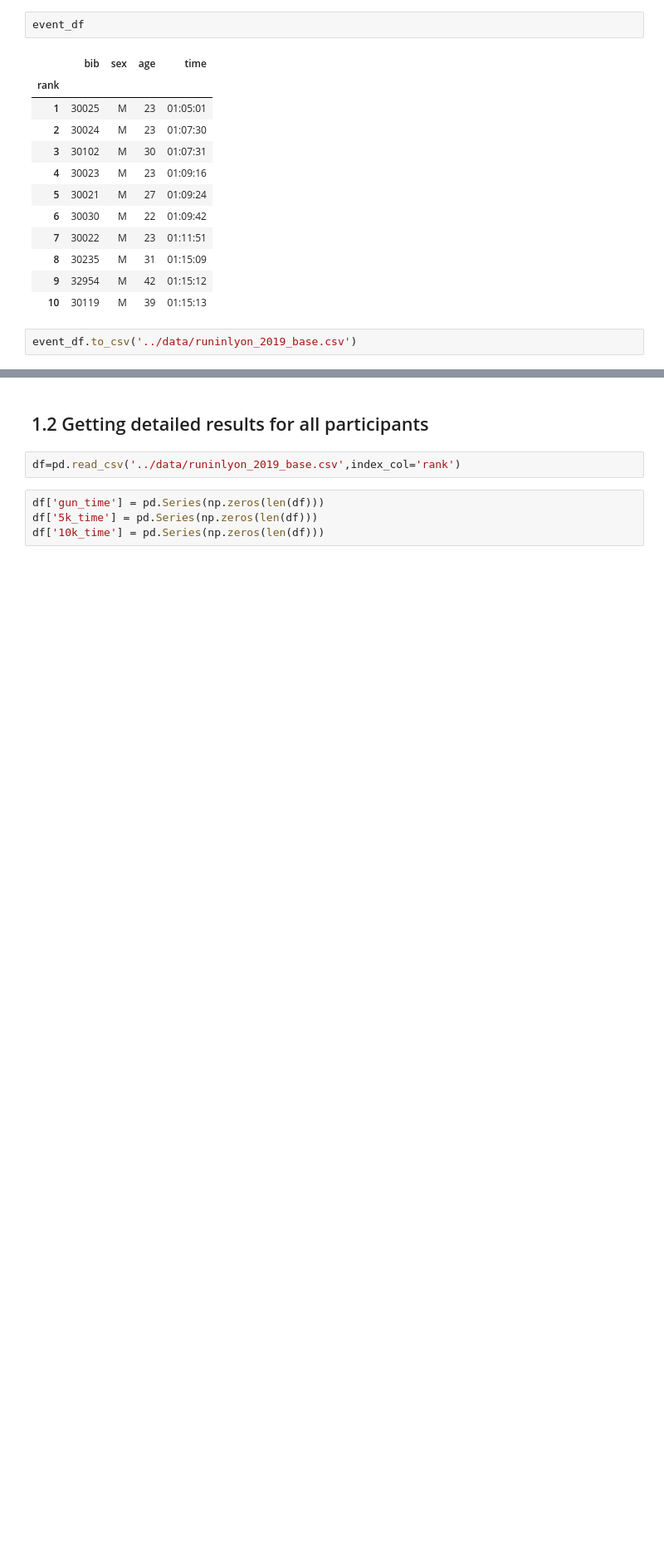
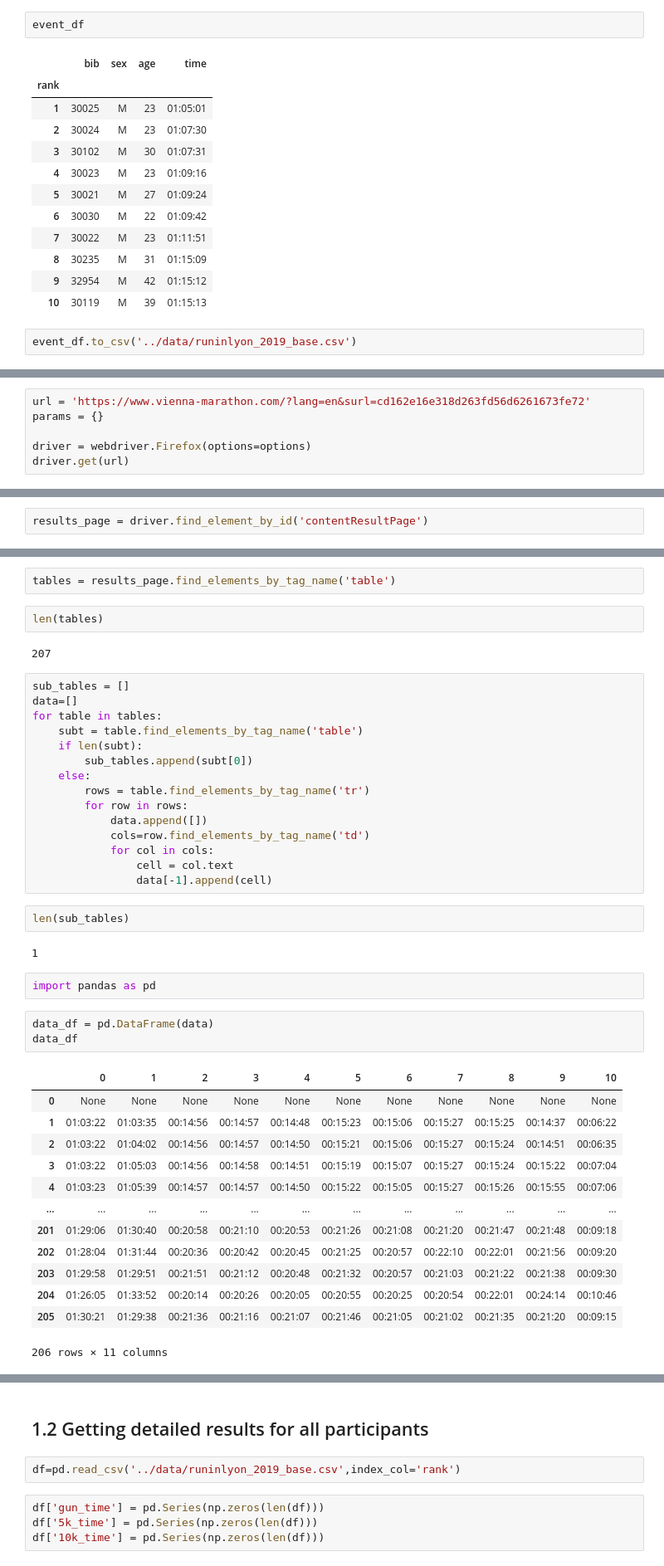
Before and after one commit to plussou/runinlyon, a Jupyter notebook: notebooks/running.ipynb, the cells around one changed output, grey strips where cells are left out. Shown at 83% size. Drawn from its saved outputs; the diff is of its cells as text; blank space fills up the shorter version.

Commit message:
start implementation vienna scraping

```diff
--- a/notebooks/running.ipynb
+++ b/notebooks/running.ipynb
@@ -87,0 +120,6 @@ event_df.to_csv('../data/runinlyon_2019_base.csv')
+# %%
+url = 'https://www.vienna-marathon.com/?lang=en&surl=cd162e16e318d263fd56d6261673fe72'
+params = {}
+
+driver = webdriver.Firefox(options=options)
+driver.get(url)
@@ -87,0 +139,2 @@ event_df.to_csv('../data/runinlyon_2019_base.csv')
+# %%
+results_page = driver.find_element_by_id('contentResultPage')
@@ -87,0 +178,44 @@ event_df.to_csv('../data/runinlyon_2019_base.csv')
+# %%
+tables = results_page.find_elements_by_tag_name('table')
+# %%
+len(tables)
+# %% [output]
+207
+# %%
+sub_tables = []
+data=[]
+for table in tables:
+    subt = table.find_elements_by_tag_name('table')
+    if len(subt):
+        sub_tables.append(subt[0])
+    else:
+        rows = table.find_elements_by_tag_name('tr')
+        for row in rows:
+            data.append([])
+            cols=row.find_elements_by_tag_name('td')
+            for col in cols:
+                cell = col.text
+                data[-1].append(cell)
+# %%
+len(sub_tables)
+# %% [output]
+1
+# %%
+import pandas as pd
+# %%
+data_df = pd.DataFrame(data)
+data_df
+# %% [output]
+|  | 0 | 1 | 2 | 3 | 4 | 5 | 6 | 7 | 8 | 9 | 10 |
+| 0 | None | None | None | None | None | None | None | None | None | None | None |
+| 1 | 01:03:22 | 01:03:35 | 00:14:56 | 00:14:57 | 00:14:48 | 00:15:23 | 00:15:06 | 00:15:27 | 00:15:25 | 00:14:37 | 00:06:22 |
+| 2 | 01:03:22 | 01:04:02 | 00:14:56 | 00:14:57 | 00:14:50 | 00:15:21 | 00:15:06 | 00:15:27 | 00:15:24 | 00:14:51 | 00:06:35 |
+| 3 | 01:03:22 | 01:05:03 | 00:14:56 | 00:14:58 | 00:14:51 | 00:15:19 | 00:15:07 | 00:15:27 | 00:15:24 | 00:15:22 | 00:07:04 |
+| 4 | 01:03:23 | 01:05:39 | 00:14:57 | 00:14:57 | 00:14:50 | 00:15:22 | 00:15:05 | 00:15:27 | 00:15:26 | 00:15:55 | 00:07:06 |
+| ... | ... | ... | ... | ... | ... | ... | ... | ... | ... | ... | ... |
+| 201 | 01:29:06 | 01:30:40 | 00:20:58 | 00:21:10 | 00:20:53 | 00:21:26 | 00:21:08 | 00:21:20 | 00:21:47 | 00:21:48 | 00:09:18 |
+| 202 | 01:28:04 | 01:31:44 | 00:20:36 | 00:20:42 | 00:20:45 | 00:21:25 | 00:20:57 | 00:22:10 | 00:22:01 | 00:21:56 | 00:09:20 |
+| 203 | 01:29:58 | 01:29:51 | 00:21:51 | 00:21:12 | 00:20:48 | 00:21:32 | 00:20:57 | 00:21:03 | 00:21:22 | 00:21:38 | 00:09:30 |
+| 204 | 01:26:05 | 01:33:52 | 00:20:14 | 00:20:26 | 00:20:05 | 00:20:55 | 00:20:25 | 00:20:54 | 00:22:01 | 00:24:14 | 00:10:46 |
+| 205 | 01:30:21 | 01:29:38 | 00:21:36 | 00:21:16 | 00:21:07 | 00:21:46 | 00:21:05 | 00:21:02 | 00:21:35 | 00:21:20 | 00:09:15 |
+206 rows × 11 columns
```
Also changed, not shown: parts of 21 cells of this notebook, 2 other files.
